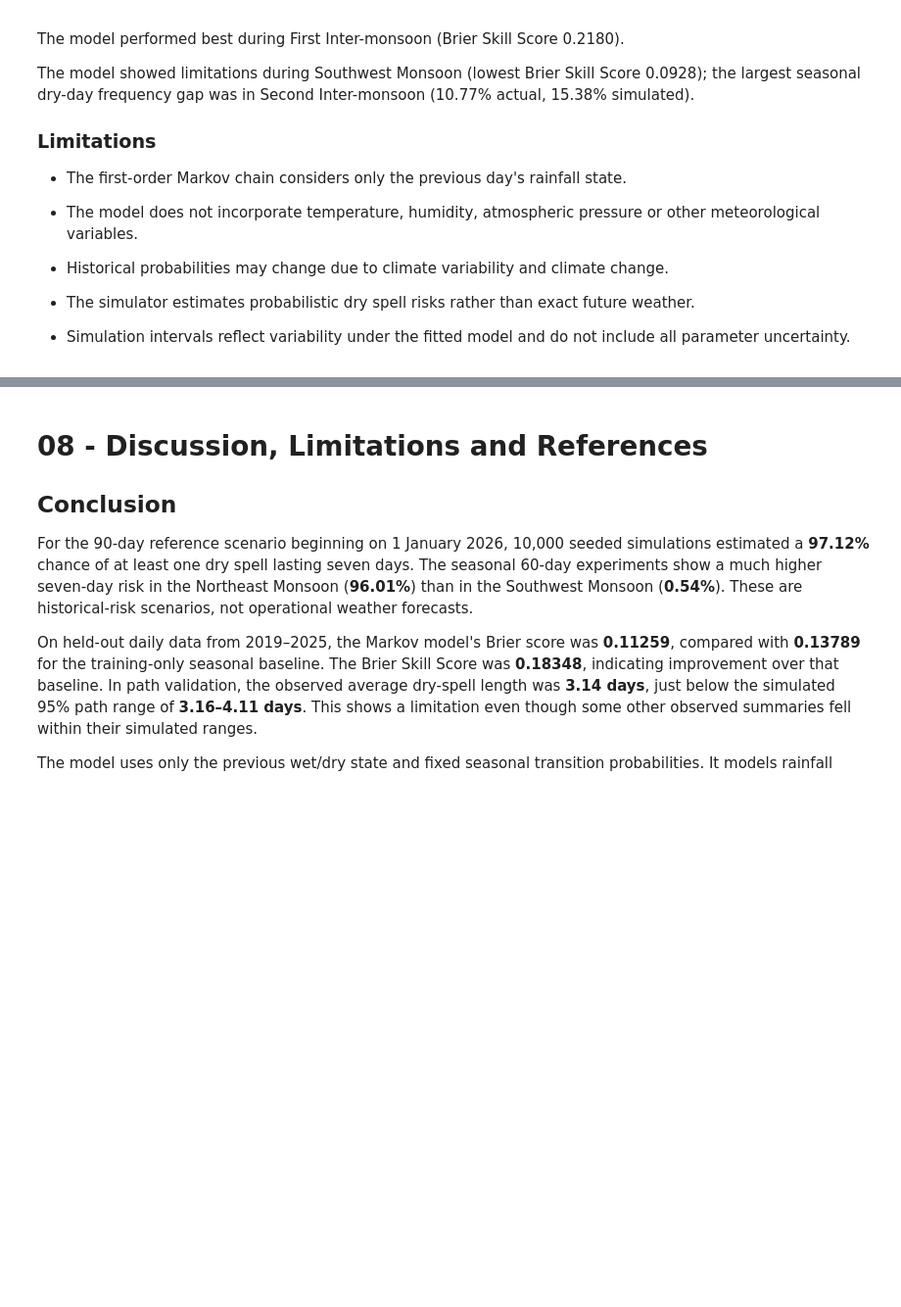
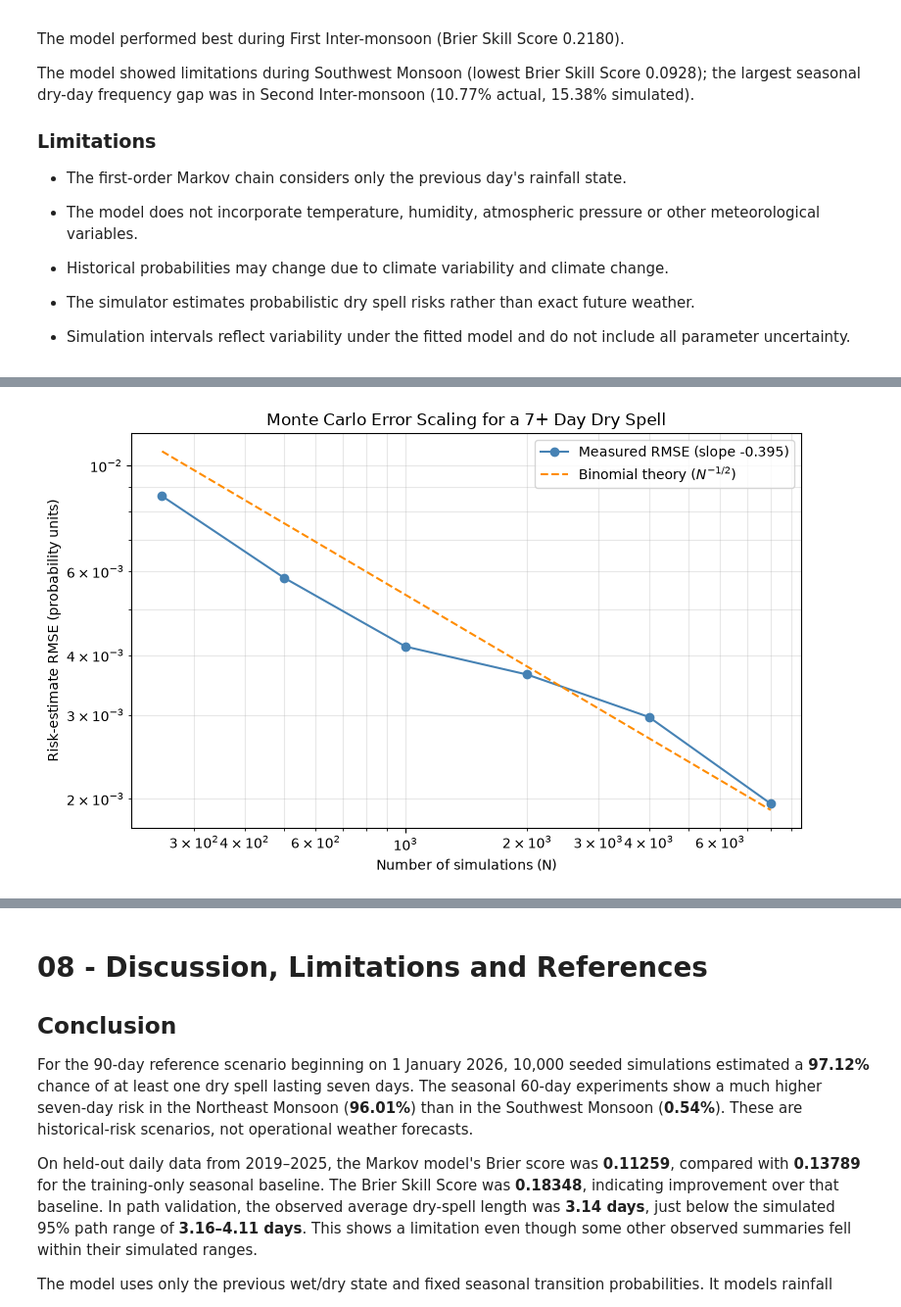
Before and after one commit to NikiniBandara/colombo-monsoon-dry-spell-simulator, a Jupyter notebook: notebook/colombo-monsoon-dry-spell-simulator.ipynb, the cells around one changed output, grey strips where cells are left out. Shown at 98% size. Cells and saved outputs as stored; diff of their text form; code cells hidden in the pictures; blank space fills up the shorter version.

Commit message:
Add exact probability verification and Monte Carlo convergence analysis

```diff
--- a/notebook/colombo-monsoon-dry-spell-simulator.ipynb
+++ b/notebook/colombo-monsoon-dry-spell-simulator.ipynb
@@ -2163,0 +2356,23 @@ The model showed limitations during Southwest Monsoon (lowest Brier Skill Score
+# %%
+FIGURES = ROOT / "figures"
+FIGURES.mkdir(parents=True, exist_ok=True)
+
+plt.figure(figsize=(8, 5))
+plt.loglog(
+    convergence_counts, measured_rmse, "o-", color="steelblue",
+    label=f"Measured RMSE (slope {measured_slope:.3f})",
+)
+plt.loglog(
+    convergence_counts, theoretical_rmse, "--", color="darkorange",
+    label=r"Binomial theory ($N^{-1/2}$)",
+)
+plt.xlabel("Number of simulations (N)")
+plt.ylabel("Risk-estimate RMSE (probability units)")
+plt.title("Monte Carlo Error Scaling for a 7+ Day Dry Spell")
+plt.grid(True, which="both", alpha=0.3)
+plt.legend()
+plt.tight_layout()
+plt.savefig(FIGURES / "monte_carlo_convergence.png", dpi=160)
+plt.show()
+# %% [output]
+[figure, added]
```
Also changed, not shown: parts of 7 cells of this notebook, 3 other files.
